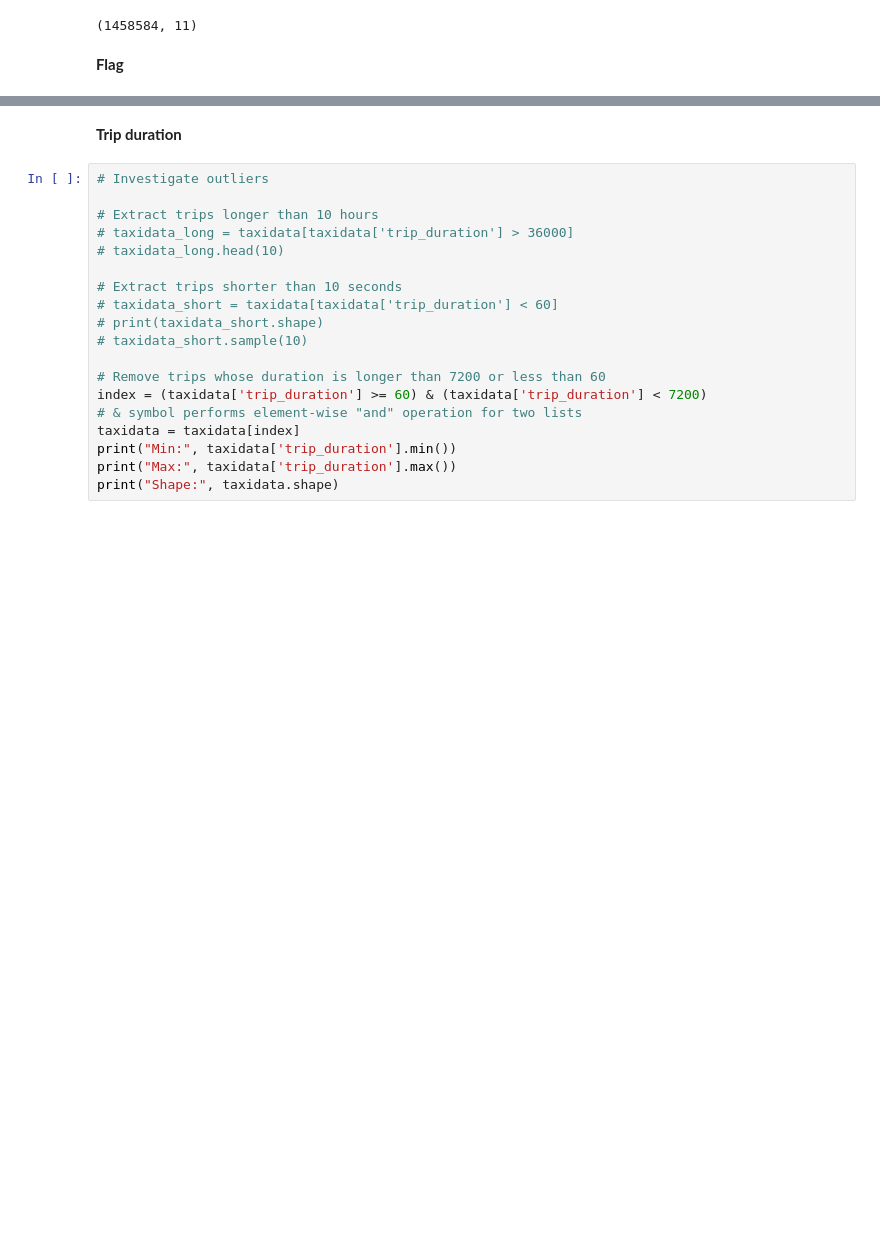
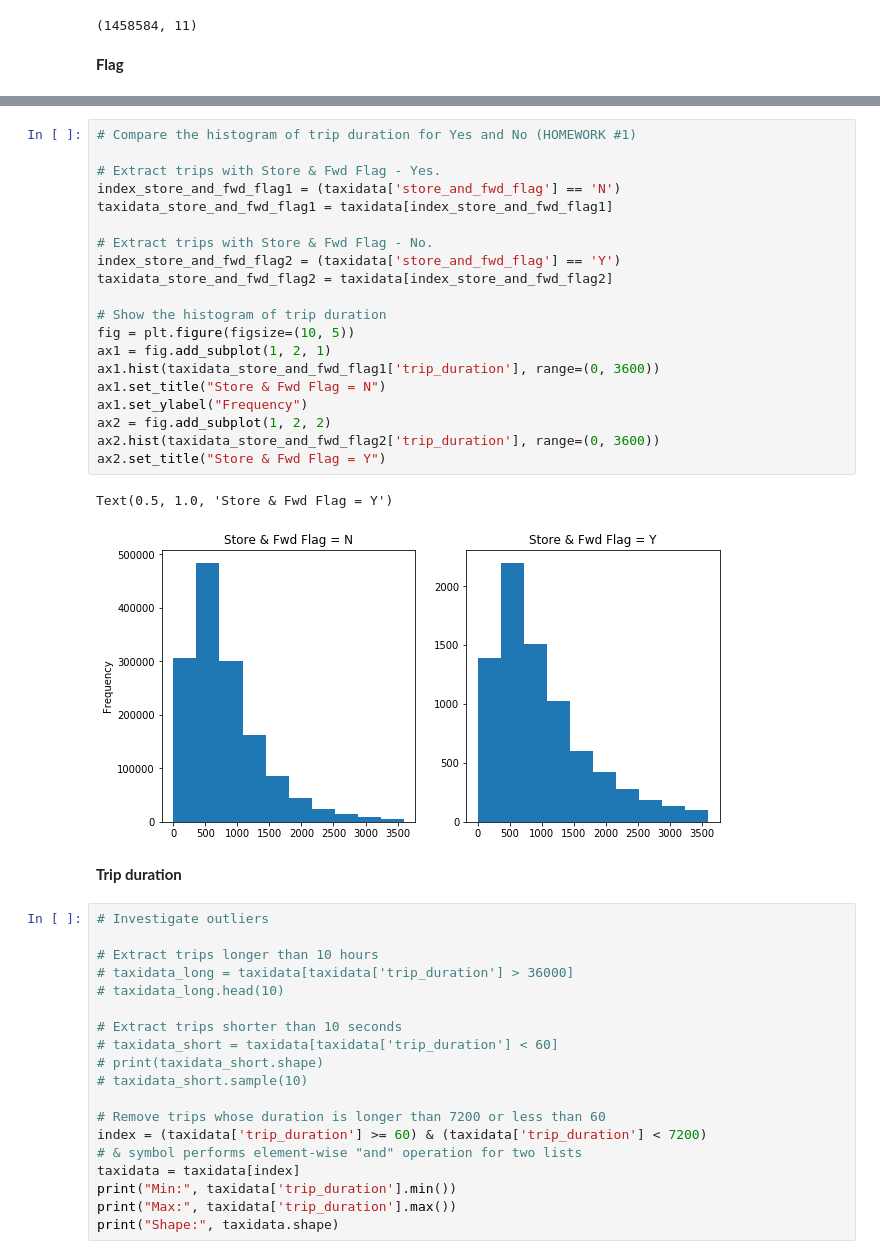
Before and after one commit to Yafira/data-analysis, a Jupyter notebook: Week7_Matplotlib_Part2.ipynb, the cells around one changed output, grey strips where cells are left out. Saved outputs shown, nothing was run; the diff lists cells and outputs as text; blank space fills up the shorter version.

```diff
--- a/Week7_Matplotlib_Part2.ipynb
+++ b/Week7_Matplotlib_Part2.ipynb
@@ -209,3 +222,26 @@ Name: store_and_fwd_flag, dtype: int64
+# %%
+# Compare the histogram of trip duration for Yes and No (HOMEWORK #1)
+
+# Extract trips with Store & Fwd Flag - Yes.
+index_store_and_fwd_flag1 = (taxidata['store_and_fwd_flag'] == 'N')
+taxidata_store_and_fwd_flag1 = taxidata[index_store_and_fwd_flag1]
+
+# Extract trips with Store & Fwd Flag - No.
+index_store_and_fwd_flag2 = (taxidata['store_and_fwd_flag'] == 'Y')
+taxidata_store_and_fwd_flag2 = taxidata[index_store_and_fwd_flag2]
+
+# Show the histogram of trip duration
+fig = plt.figure(figsize=(10, 5))
+ax1 = fig.add_subplot(1, 2, 1)
+ax1.hist(taxidata_store_and_fwd_flag1['trip_duration'], range=(0, 3600))
+ax1.set_title("Store & Fwd Flag = N")
+ax1.set_ylabel("Frequency")
+ax2 = fig.add_subplot(1, 2, 2)
+ax2.hist(taxidata_store_and_fwd_flag2['trip_duration'], range=(0, 3600))
+ax2.set_title("Store & Fwd Flag = Y")
+# %% [output]
+Text(0.5, 1.0, 'Store & Fwd Flag = Y')
+[figure, added]
 # %% [markdown]
 **Trip duration**
 # %%
```
Also changed, not shown: parts of 3 cells of this notebook.
